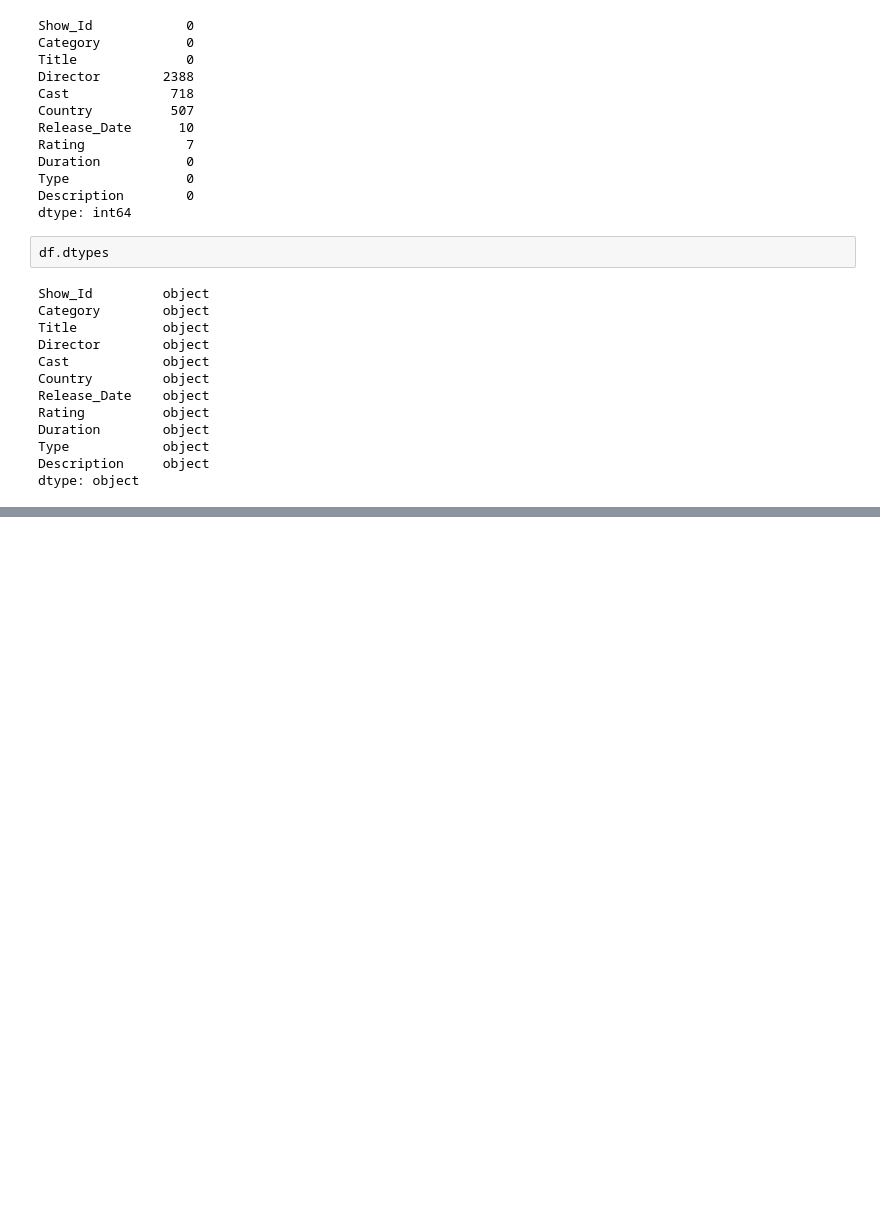
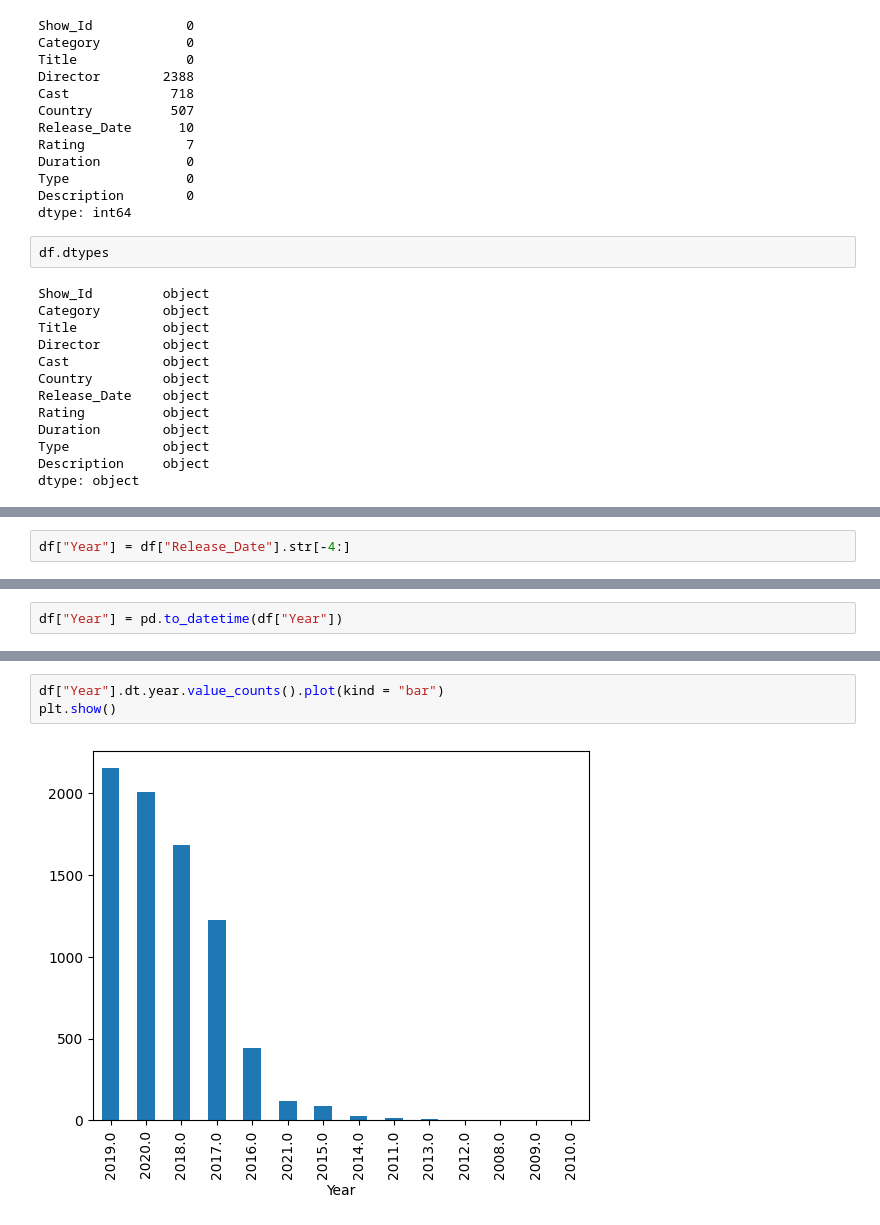
Before and after one commit to Tanay-Dwivedi/Netflix-Dataset-Data-Analysis, a Jupyter notebook: netflix_data_analysis.ipynb, the cells around one changed output, grey strips where cells are left out. Drawn from its saved outputs; the diff is of its cells as text; blank space fills up the shorter version.

```diff
--- a/netflix_data_analysis.ipynb
+++ b/netflix_data_analysis.ipynb
@@ -83,0 +141,2 @@ dtype: object
+# %%
+df["Year"] = df["Release_Date"].str[-4:]
@@ -83,0 +165,2 @@ dtype: object
+# %%
+df["Year"] = pd.to_datetime(df["Year"])
@@ -83,0 +202,5 @@ dtype: object
+# %%
+df["Year"].dt.year.value_counts().plot(kind = "bar")
+plt.show()
+# %% [output]
+[figure, added]
```
Also changed, not shown: parts of 15 cells of this notebook.
